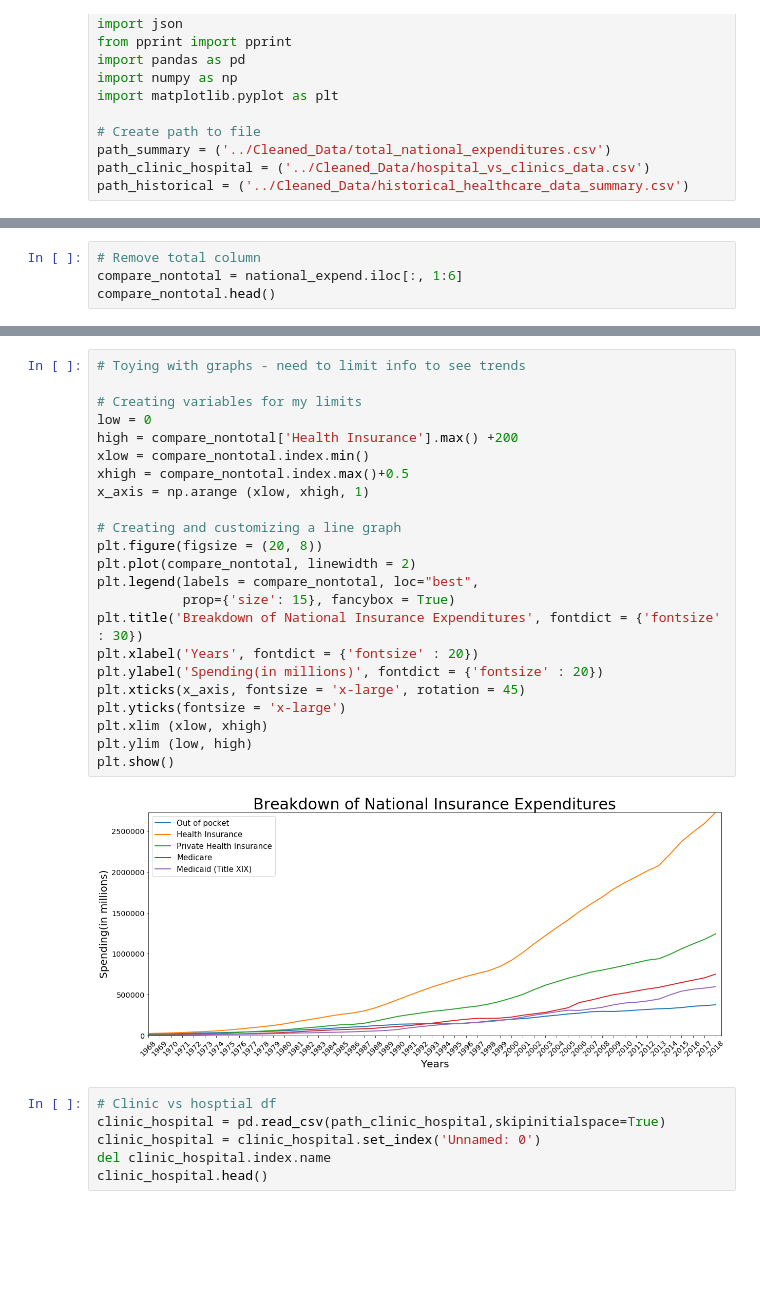
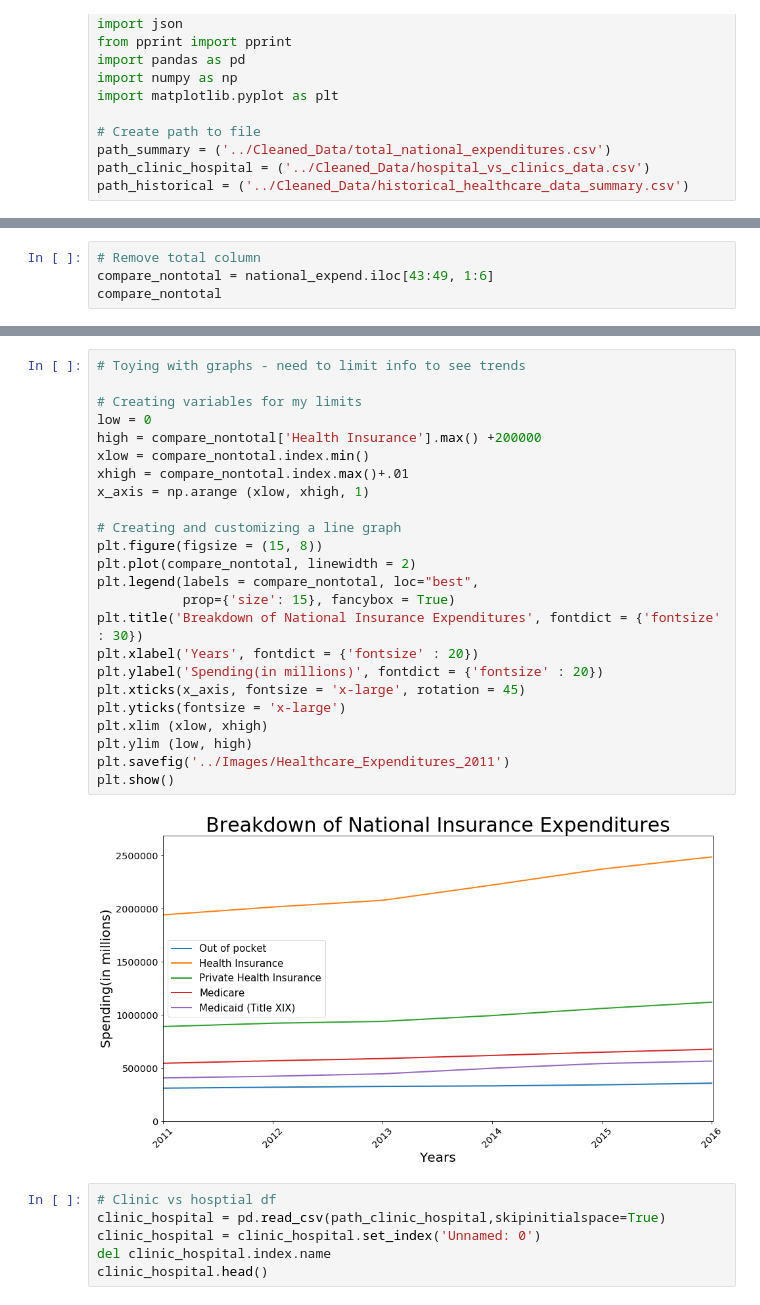
Before and after one commit to Rshn8411/project1, a Jupyter notebook: DL_Graphs/Daniel_Experimental_Graphing.ipynb, the cells around one changed output, grey strips where cells are left out. Cells and saved outputs as stored; diff of their text form; blank space fills up the shorter version.

Commit message:
healthcare and median income graphs

```diff
--- a/DL_Graphs/Daniel_Experimental_Graphing.ipynb
+++ b/DL_Graphs/Daniel_Experimental_Graphing.ipynb
@@ -27,7 +27,7 @@ national_expend.head()
 | 1972 | 92657 | 28646 | 42617 | 20690 | 9325 | ... |
 # %%
 # Remove total column
-compare_nontotal = national_expend.iloc[:, 1:6]
-compare_nontotal.head()
+compare_nontotal = national_expend.iloc[43:49, 1:6]
+compare_nontotal
 # %% [output]
 |  | Out of pocket | Health Insurance | Private Health Insurance | Medicare | Medicaid (Title XIX) |
@@ -39,28 +40,29 @@ compare_nontotal.head()
 # %%
 # Toying with graphs - need to limit info to see trends
 
 # Creating variables for my limits
 low = 0
-high = compare_nontotal['Health Insurance'].max() +200
+high = compare_nontotal['Health Insurance'].max() +200000
 xlow = compare_nontotal.index.min()
-xhigh = compare_nontotal.index.max()+0.5
+xhigh = compare_nontotal.index.max()+.01
 x_axis = np.arange (xlow, xhigh, 1)
 
 # Creating and customizing a line graph
-plt.figure(figsize = (20, 8))
+plt.figure(figsize = (15, 8))
 plt.plot(compare_nontotal, linewidth = 2)
 plt.legend(labels = compare_nontotal, loc="best",
            prop={'size': 15}, fancybox = True)
 plt.title('Breakdown of National Insurance Expenditures', fontdict = {'fontsize' : 30})
 plt.xlabel('Years', fontdict = {'fontsize' : 20})
 plt.ylabel('Spending(in millions)', fontdict = {'fontsize' : 20})
 plt.xticks(x_axis, fontsize = 'x-large', rotation = 45)
 plt.yticks(fontsize = 'x-large')
 plt.xlim (xlow, xhigh)
 plt.ylim (low, high)
+plt.savefig('../Images/Healthcare_Expenditures_2011')
 plt.show()
 # %% [output]
-[figure, old version]
+[figure, new version]
 # %%
 # Clinic vs hosptial df
 clinic_hospital = pd.read_csv(path_clinic_hospital,skipinitialspace=True)
```
Also changed, not shown: parts of 1 cell of this notebook, 7 other files.
